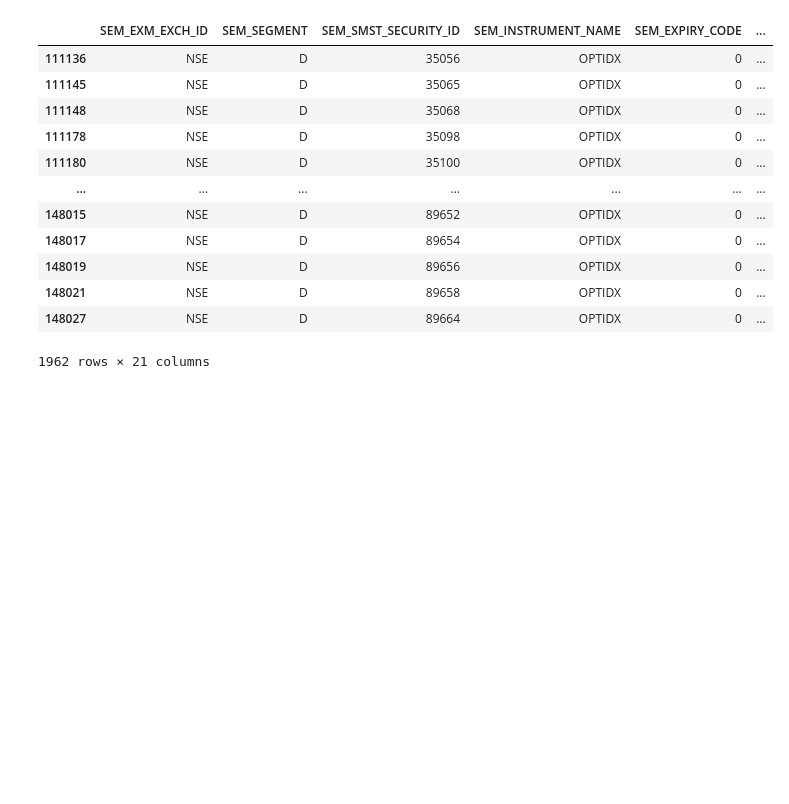
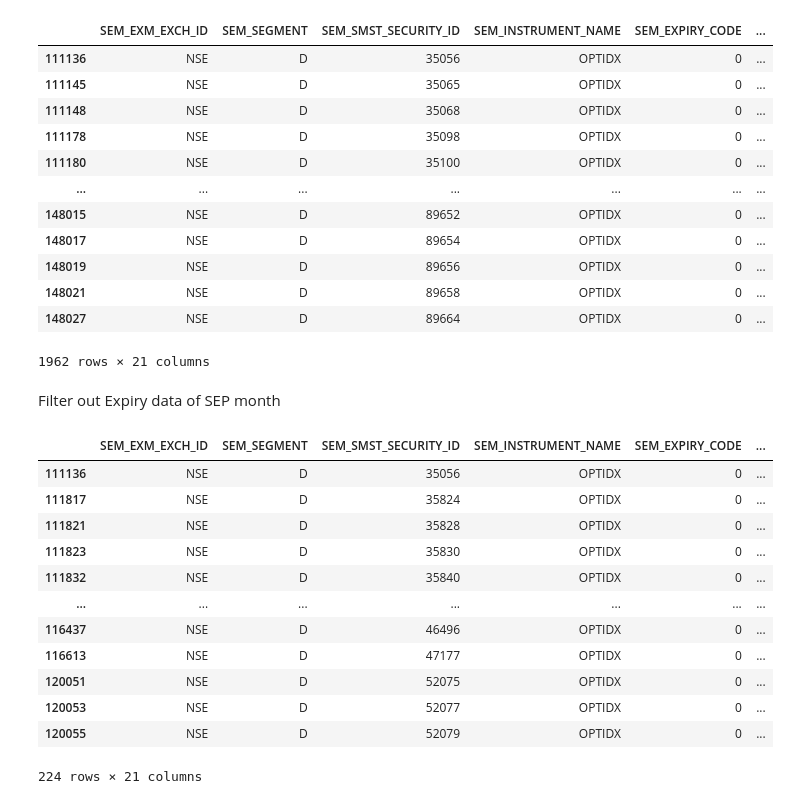
Before and after one commit to Samm7090/Dhan_API, a Jupyter notebook: API_integration.ipynb, the cells around one changed output. Cells and saved outputs as stored; diff of their text form; code cells hidden in the pictures; blank space fills up the shorter version.

```diff
--- a/API_integration.ipynb
+++ b/API_integration.ipynb
@@ -192,3 +192,21 @@ masterList[(masterList.SEM_EXM_EXCH_ID == "NSE") & (masterList.SYMBOL=='NIFTY')
 | 148021 | NSE | D | 89658 | OPTIDX | 0 | ... |
 | 148027 | NSE | D | 89664 | OPTIDX | 0 | ... |
 1962 rows × 21 columns
+# %% [markdown]
+Filter out Expiry data of SEP month
+# %%
+masterList[(masterList.SEM_EXM_EXCH_ID == "NSE") & (masterList.SYMBOL=='NIFTY') & (masterList.OPT_TYPE=='CALL') & (masterList.EXP_DATE=='16') & (masterList.EXP_MONTH=='SEP')]
+# %% [output]
+|  | SEM_EXM_EXCH_ID | SEM_SEGMENT | SEM_SMST_SECURITY_ID | SEM_INSTRUMENT_NAME | SEM_EXPIRY_CODE | ... |
+| 111136 | NSE | D | 35056 | OPTIDX | 0 | ... |
+| 111817 | NSE | D | 35824 | OPTIDX | 0 | ... |
+| 111821 | NSE | D | 35828 | OPTIDX | 0 | ... |
+| 111823 | NSE | D | 35830 | OPTIDX | 0 | ... |
+| 111832 | NSE | D | 35840 | OPTIDX | 0 | ... |
+| ... | ... | ... | ... | ... | ... | ... |
+| 116437 | NSE | D | 46496 | OPTIDX | 0 | ... |
+| 116613 | NSE | D | 47177 | OPTIDX | 0 | ... |
+| 120051 | NSE | D | 52075 | OPTIDX | 0 | ... |
+| 120053 | NSE | D | 52077 | OPTIDX | 0 | ... |
+| 120055 | NSE | D | 52079 | OPTIDX | 0 | ... |
+224 rows × 21 columns
```
Also changed, not shown: parts of 1 cell of this notebook.
